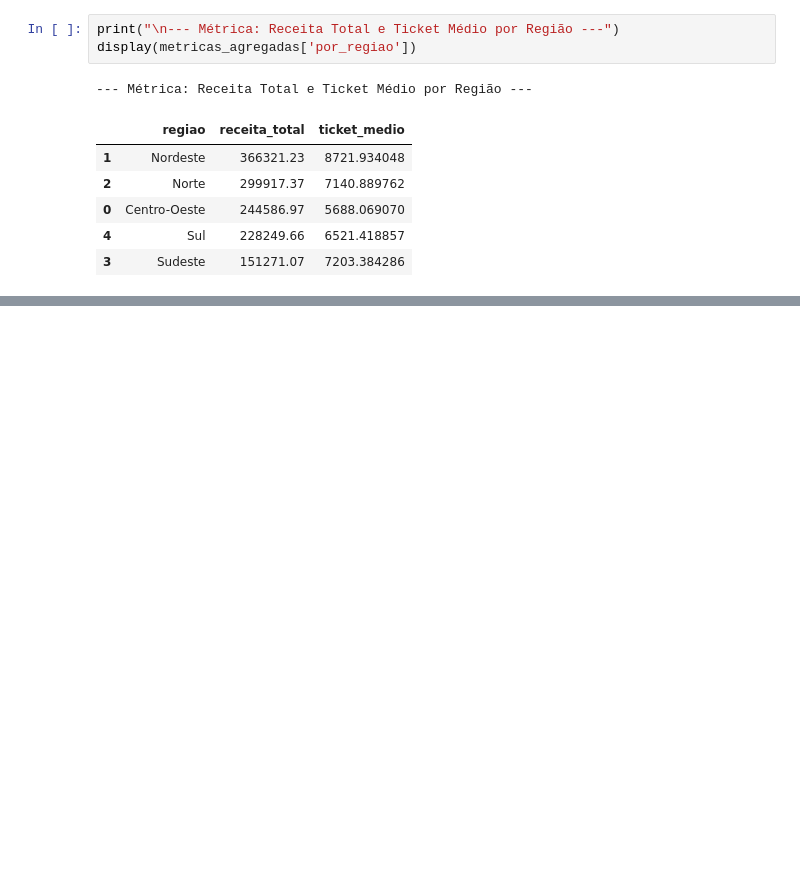
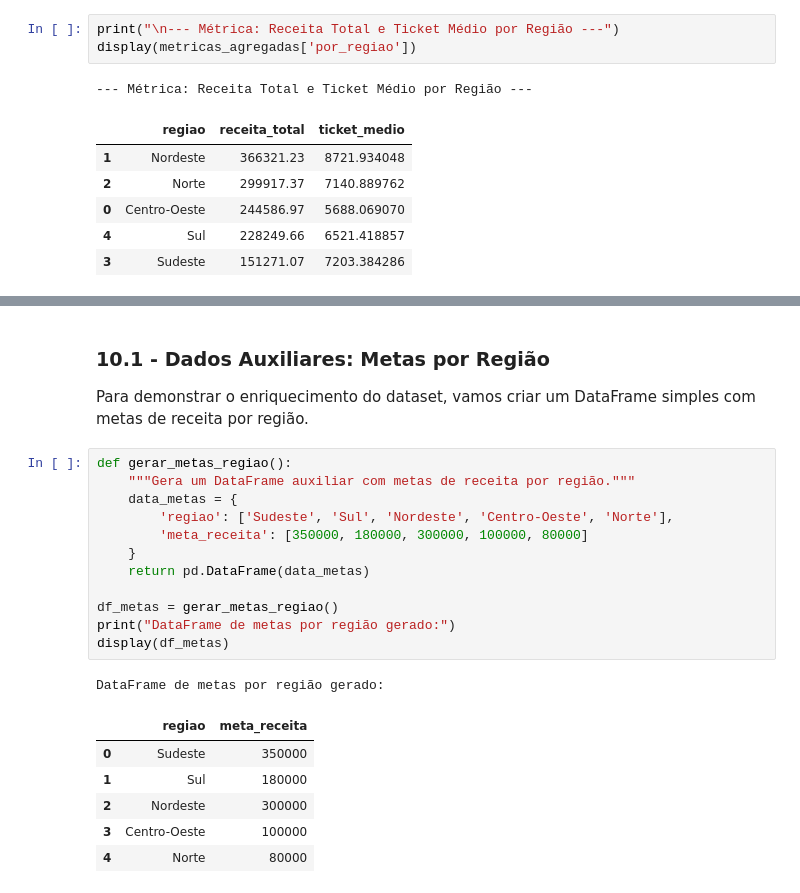
Before and after one commit to nemseibr/SCTEC2026.SALESINSIGHT.PY, a Jupyter notebook: SCTEC2026.SALESINSIGHT/PROJETO_SALESINSIGHT/salesinsight.ipynb, the cells around one changed output, grey strips where cells are left out. Saved outputs shown, nothing was run; the diff lists cells and outputs as text; blank space fills up the shorter version.

```diff
--- a/SCTEC2026.SALESINSIGHT/PROJETO_SALESINSIGHT/salesinsight.ipynb
+++ b/SCTEC2026.SALESINSIGHT/PROJETO_SALESINSIGHT/salesinsight.ipynb
@@ -531,0 +1382,24 @@ display(metricas_agregadas['por_regiao'])
+# %% [markdown]
+### 10.1 - Dados Auxiliares: Metas por Região
+
+Para demonstrar o enriquecimento do dataset, vamos criar um DataFrame simples com metas de receita por região.
+# %%
+def gerar_metas_regiao():
+    """Gera um DataFrame auxiliar com metas de receita por região."""
+    data_metas = {
+        'regiao': ['Sudeste', 'Sul', 'Nordeste', 'Centro-Oeste', 'Norte'],
+        'meta_receita': [350000, 180000, 300000, 100000, 80000]
+    }
+    return pd.DataFrame(data_metas)
+
+df_metas = gerar_metas_regiao()
+print("DataFrame de metas por região gerado:")
+display(df_metas)
+# %% [output]
+DataFrame de metas por região gerado:
+|  | regiao | meta_receita |
+| 0 | Sudeste | 350000 |
+| 1 | Sul | 180000 |
+| 2 | Nordeste | 300000 |
+| 3 | Centro-Oeste | 100000 |
+| 4 | Norte | 80000 |
```
Also changed, not shown: parts of 46 cells of this notebook.
